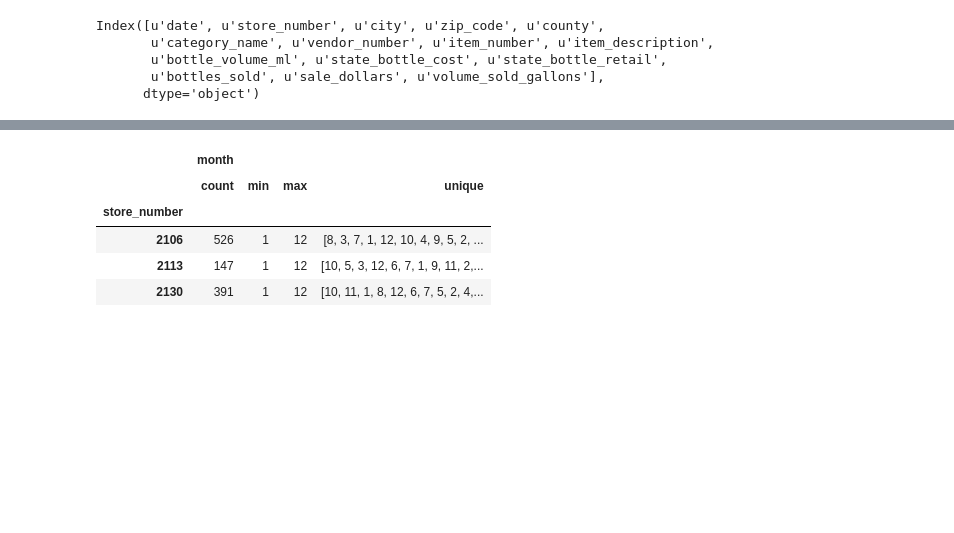
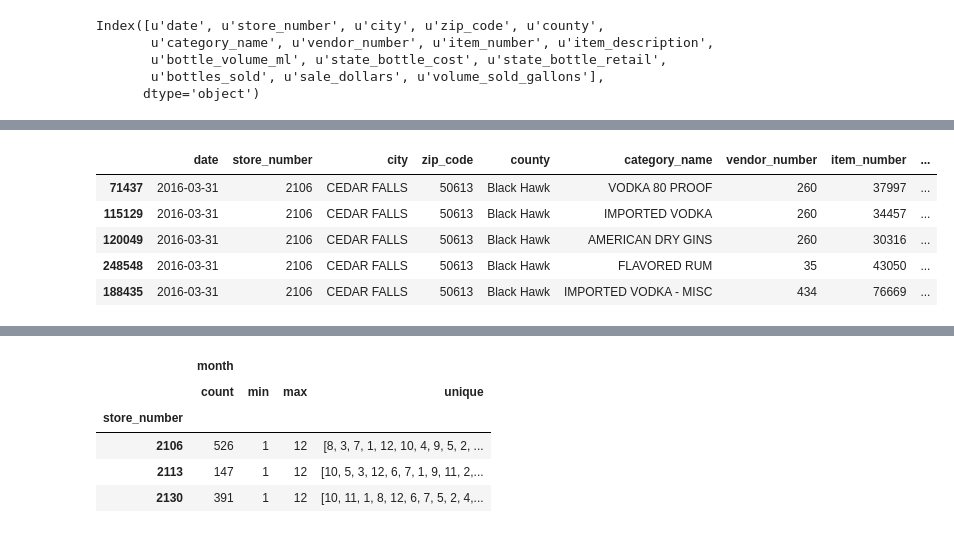
Before and after one commit to vnessified/DSI-SF-2-vnessified, a Jupyter notebook: projects/project-03/starter-code/project-3-starter.ipynb, the cells around one changed output, grey strips where cells are left out. Drawn from its saved outputs; the diff is of its cells as text; code cells hidden in the pictures; blank space fills up the shorter version.

```diff
--- a/projects/project-03/starter-code/project-3-starter.ipynb
+++ b/projects/project-03/starter-code/project-3-starter.ipynb
@@ -344 +326,11 @@ iowa[iowa['store_number']==2106].sort_values(by='month').head()
+# %%
+#just looking up a specific store (2106) to examine the data
+iowa[iowa['store_number']==2106].sort_values(by='date', ascending=False).head()
+# %% [output]
+|  | date | store_number | city | zip_code | county | category_name | vendor_number | item_number | ... |
+| 71437 | 2016-03-31 | 2106 | CEDAR FALLS | 50613 | Black Hawk | VODKA 80 PROOF | 260 | 37997 | ... |
+| 115129 | 2016-03-31 | 2106 | CEDAR FALLS | 50613 | Black Hawk | IMPORTED VODKA | 260 | 34457 | ... |
+| 120049 | 2016-03-31 | 2106 | CEDAR FALLS | 50613 | Black Hawk | AMERICAN DRY GINS | 260 | 30316 | ... |
+| 248548 | 2016-03-31 | 2106 | CEDAR FALLS | 50613 | Black Hawk | FLAVORED RUM | 35 | 43050 | ... |
+| 188435 | 2016-03-31 | 2106 | CEDAR FALLS | 50613 | Black Hawk | IMPORTED VODKA - MISC | 434 | 76669 | ... |
 # %%
```
Also changed, not shown: parts of 47 cells of this notebook.
